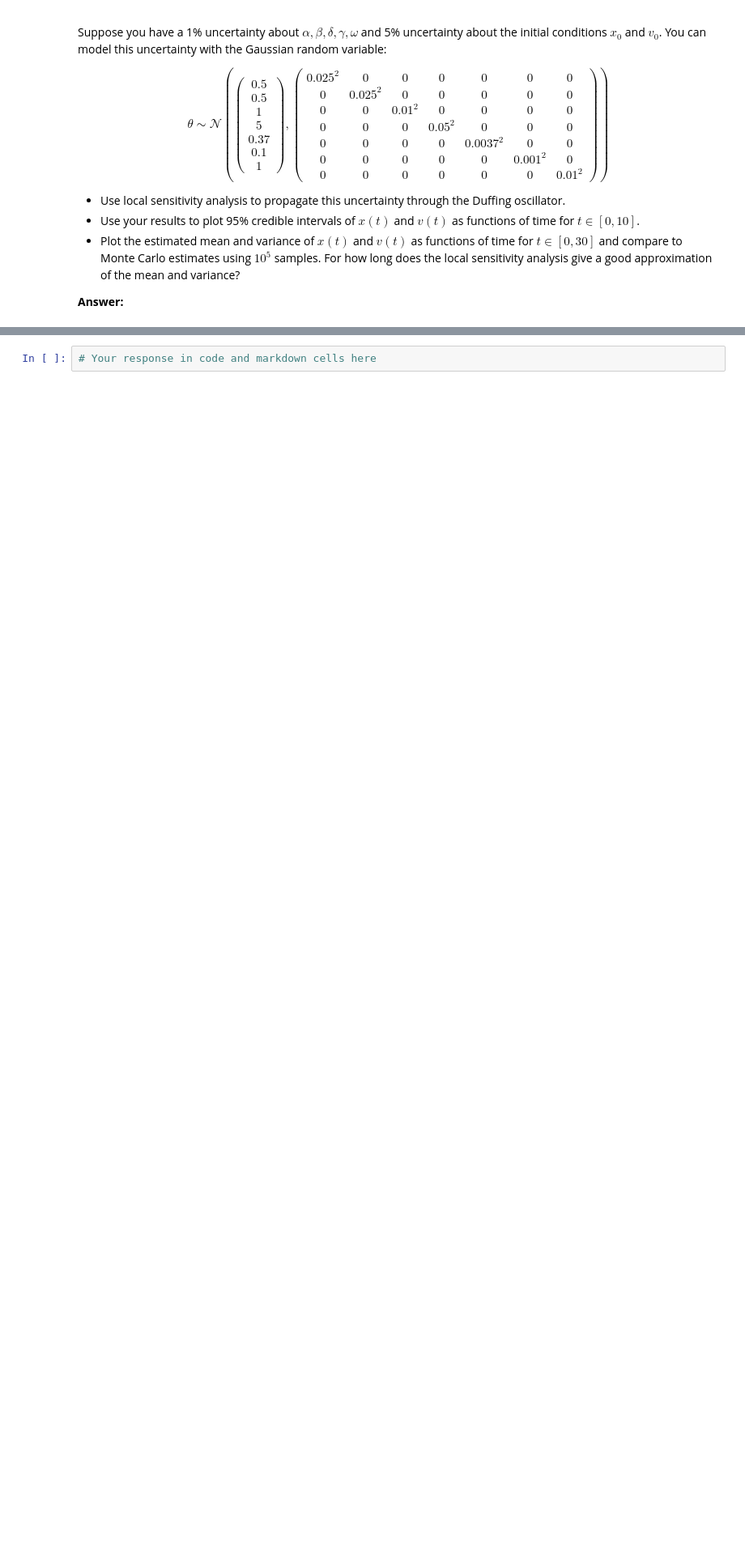
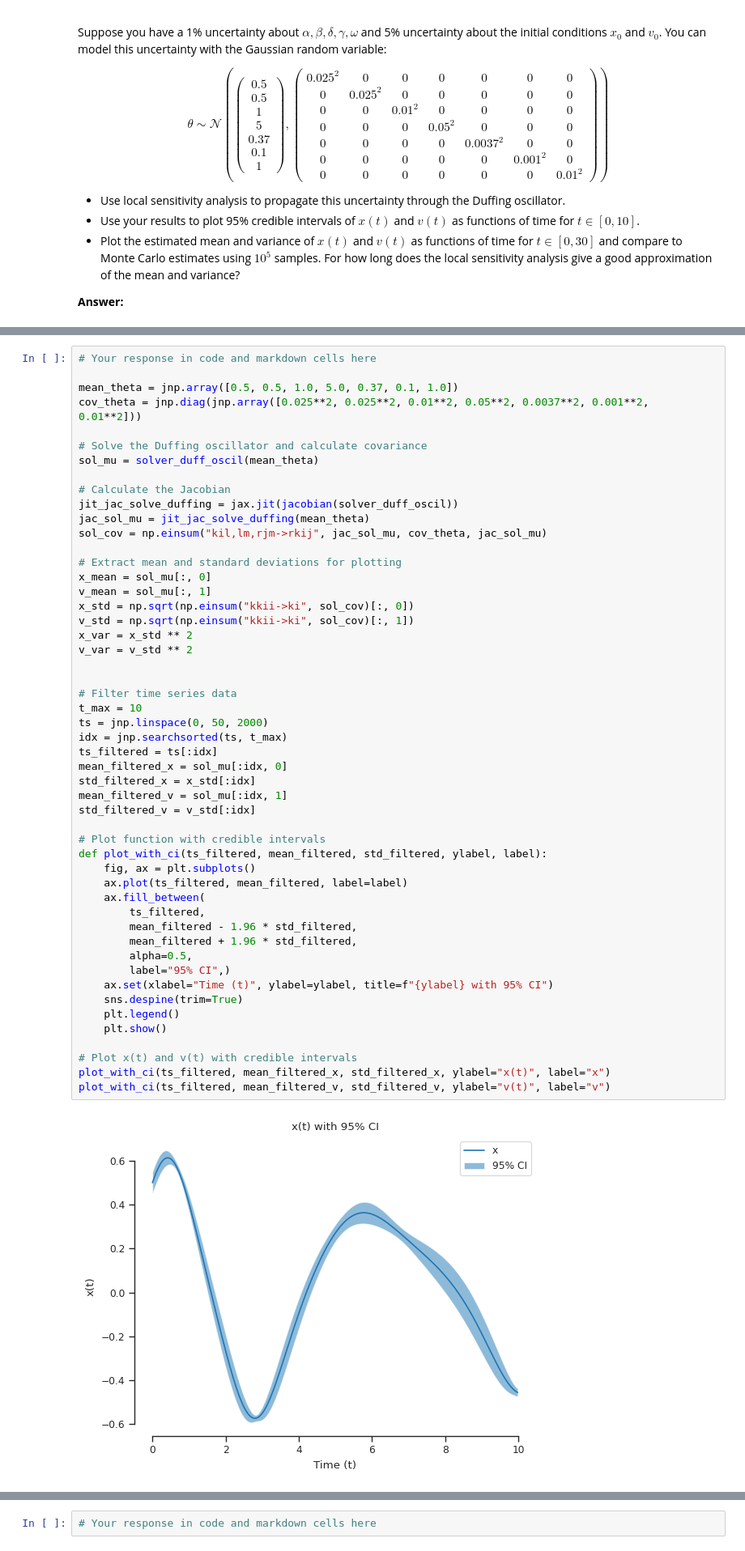
Before and after one commit to Shaunak-Mukherjee/ME697-advanced-scientific-machine-learning, a Jupyter notebook: ME697_02_homework_Shaunak_final.ipynb, the cells around one changed output, grey strips where cells are left out. Shown at 81% size. Cells and saved outputs as stored; diff of their text form; blank space fills up the shorter version.

```diff
--- a/ME697_02_homework_Shaunak_final.ipynb
+++ b/ME697_02_homework_Shaunak_final.ipynb
@@ -280,0 +194,53 @@ print(len(jac_sol_mu))
+# %%
+# Your response in code and markdown cells here
+
+mean_theta = jnp.array([0.5, 0.5, 1.0, 5.0, 0.37, 0.1, 1.0])
+cov_theta = jnp.diag(jnp.array([0.025**2, 0.025**2, 0.01**2, 0.05**2, 0.0037**2, 0.001**2, 0.01**2]))
+
+# Solve the Duffing oscillator and calculate covariance
+sol_mu = solver_duff_oscil(mean_theta)
+
+# Calculate the Jacobian
+jit_jac_solve_duffing = jax.jit(jacobian(solver_duff_oscil))
+jac_sol_mu = jit_jac_solve_duffing(mean_theta)
+sol_cov = np.einsum("kil,lm,rjm->rkij", jac_sol_mu, cov_theta, jac_sol_mu)
+
+# Extract mean and standard deviations for plotting
+x_mean = sol_mu[:, 0]
+v_mean = sol_mu[:, 1]
+x_std = np.sqrt(np.einsum("kkii->ki", sol_cov)[:, 0])
+v_std = np.sqrt(np.einsum("kkii->ki", sol_cov)[:, 1])
+x_var = x_std ** 2
+v_var = v_std ** 2
+
+
+# Filter time series data
+t_max = 10
+ts = jnp.linspace(0, 50, 2000)
+idx = jnp.searchsorted(ts, t_max)
+ts_filtered = ts[:idx]
+mean_filtered_x = sol_mu[:idx, 0]
+std_filtered_x = x_std[:idx]
+mean_filtered_v = sol_mu[:idx, 1]
+std_filtered_v = v_std[:idx]
+
+# Plot function with credible intervals
+def plot_with_ci(ts_filtered, mean_filtered, std_filtered, ylabel, label):
+    fig, ax = plt.subplots()
+    ax.plot(ts_filtered, mean_filtered, label=label)
+    ax.fill_between(
+        ts_filtered,
+        mean_filtered - 1.96 * std_filtered,
+        mean_filtered + 1.96 * std_filtered,
+        alpha=0.5,
+        label="95% CI",)
+    ax.set(xlabel="Time (t)", ylabel=ylabel, title=f"{ylabel} with 95% CI")
+    sns.despine(trim=True)
+    plt.legend()
+    plt.show()
+
+# Plot x(t) and v(t) with credible intervals
+plot_with_ci(ts_filtered, mean_filtered_x, std_filtered_x, ylabel="x(t)", label="x")
+plot_with_ci(ts_filtered, mean_filtered_v, std_filtered_v, ylabel="v(t)", label="v")
+# %% [output]
+[figure, added]
```
Also changed, not shown: parts of 7 cells of this notebook.
